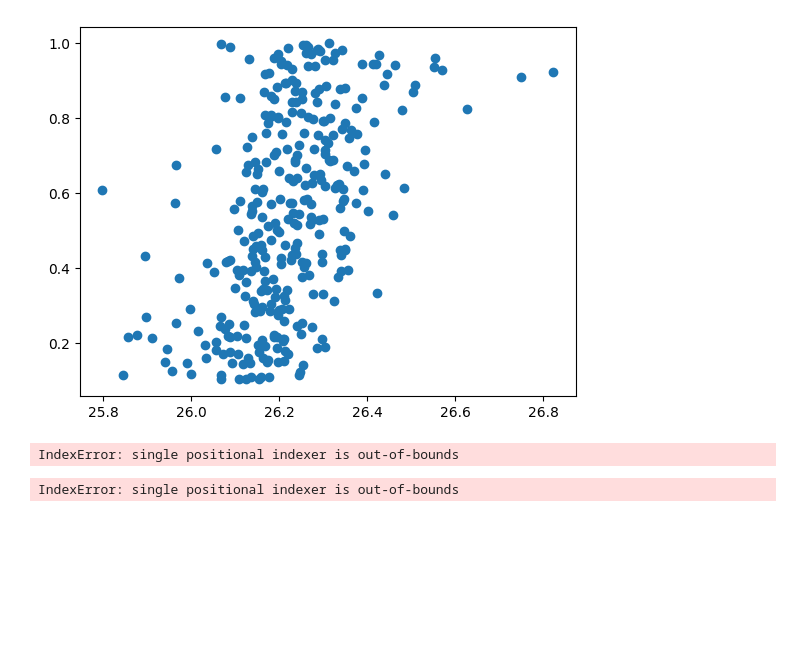
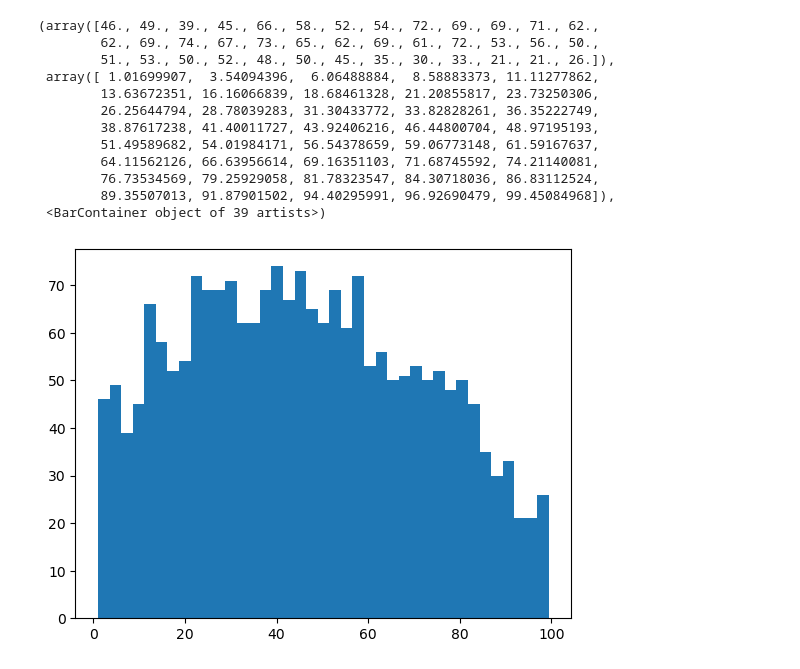
Before and after one commit to sebmorris/mcml-analysis, a Jupyter notebook: abc.ipynb, the cells around one changed output. Drawn from its saved outputs; the diff is of its cells as text; code cells hidden in the pictures; blank space fills up the shorter version.

```diff
--- a/abc.ipynb
+++ b/abc.ipynb
@@ -124,30 +62,16 @@ def abc(df):
-# %%
-y, summary_stat, df = abc(df)
-
-plt.figure()
-plt.scatter(df['summary_stat'], df[target_col])
-plt.show()
-# %% [output]
-[figure, removed]
-# %%
-reduced_df = df.query('340 < summary_stat < 400')[['uuid', target_col, 'x']]
-
-
-y, summary_stat, reduced_df = abc(reduced_df)
-
-plt.figure()
-plt.scatter(reduced_df['summary_stat'], reduced_df[target_col])
-plt.show()
-# %% [output]
-IndexError: single positional indexer is out-of-bounds
-# %%
-double_reduced_df = reduced_df.query('64 < summary_stat < 64.2')[['uuid', target_col, 'x']]
-
-
-y, summary_stat, _ = abc(double_reduced_df)
-
-plt.figure()
-plt.scatter(double_reduced_df['summary_stat'], double_reduced_df[target_col])
-plt.show()
-# %% [output]
-IndexError: single positional indexer is out-of-bounds
+# %%
+plt.hist(df['blood_one'], np.linspace(min(df['blood_one']), max(df['blood_one']), 40))
+# %% [output]
+(array([46., 49., 39., 45., 66., 58., 52., 54., 72., 69., 69., 71., 62.,
+        62., 69., 74., 67., 73., 65., 62., 69., 61., 72., 53., 56., 50.,
+        51., 53., 50., 52., 48., 50., 45., 35., 30., 33., 21., 21., 26.]),
+ array([ 1.01699907,  3.54094396,  6.06488884,  8.58883373, 11.11277862,
+        13.63672351, 16.16066839, 18.68461328, 21.20855817, 23.73250306,
+        26.25644794, 28.78039283, 31.30433772, 33.82828261, 36.35222749,
+        38.87617238, 41.40011727, 43.92406216, 46.44800704, 48.97195193,
+        51.49589682, 54.01984171, 56.54378659, 59.06773148, 61.59167637,
+        64.11562126, 66.63956614, 69.16351103, 71.68745592, 74.21140081,
+        76.73534569, 79.25929058, 81.78323547, 84.30718036, 86.83112524,
+        89.35507013, 91.87901502, 94.40295991, 96.92690479, 99.45084968]),
+ <BarContainer object of 39 artists>)
+[figure, added]
```
Also changed, not shown: parts of 8 cells of this notebook, 15 other files.
